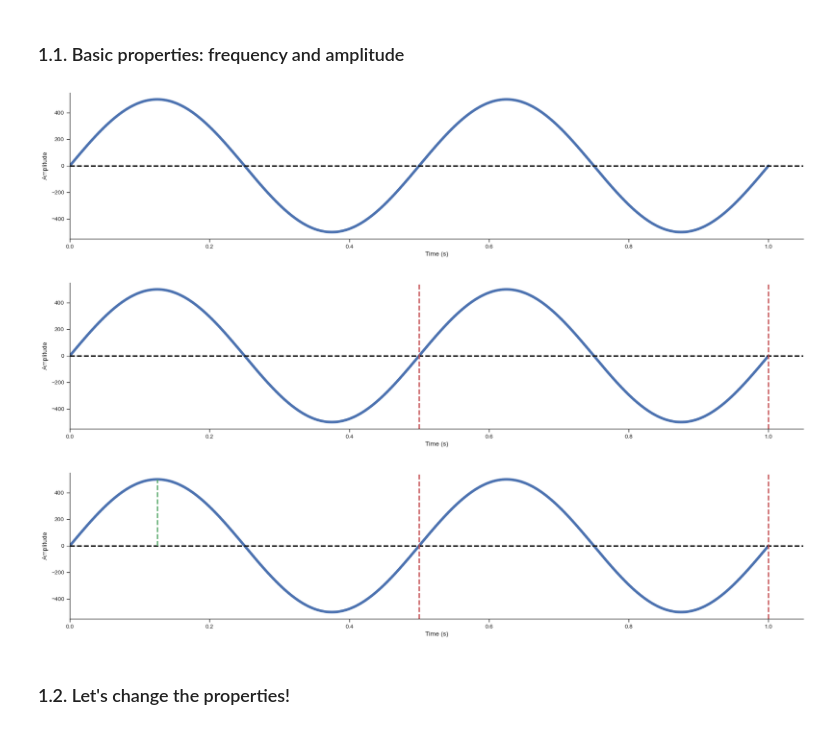
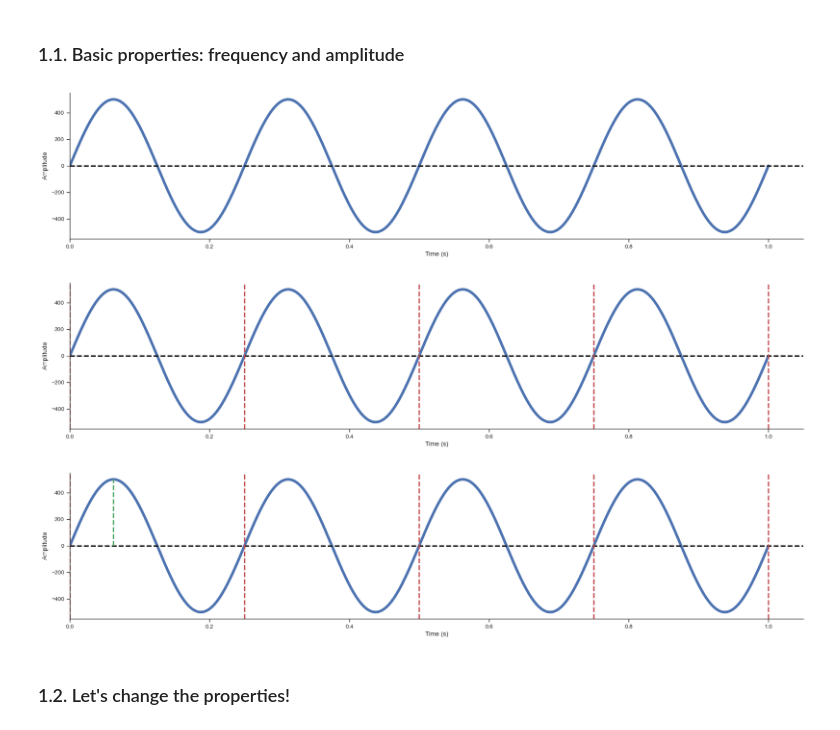
Before and after one commit to TYacinee/materiel_TALL, a Jupyter notebook: S2/s2-phonetics-and-phonology.ipynb, the cells around one changed output. Saved outputs shown, nothing was run; the diff lists cells and outputs as text; code cells hidden in the pictures.

```diff
--- a/S2/s2-phonetics-and-phonology.ipynb
+++ b/S2/s2-phonetics-and-phonology.ipynb
@@ -22,7 +18,7 @@ Successfully installed sounddevice-0.4.7
 # %% [markdown]
 ### 1.1. Basic properties: frequency and amplitude
 # %%
-FREQUENCY = 2 # measured in Hz
+FREQUENCY = 4 # measured in Hz
 AMPLITUDE = 500 # measured in mV
 DURATION = 1 # measured in seconds
 # %%
@@ -44,7 +40,7 @@ plt.xlim(-0, None)
 sns.despine()
 plt.show()
 # %% [output]
-[figure, old version]
+[figure, new version]
 # %%
 plt.figure(figsize=(20, 4))
 plt.plot(t, wave, linewidth=4)
@@ -53,16 +49,17 @@ plt.ylabel('Amplitude')
 # indicate frequency as intercection of the wave with the x-axis
 plt.axhline(y=0, color='k', linestyle='--', linewidth=2)
 
-# delimit one full wave
-plt.axvline(x=0, color='r', linestyle='--')
-plt.axvline(x=1/FREQUENCY, color='r', linestyle='--', linewidth=2)
-plt.axvline(x=2/FREQUENCY, color='r', linestyle='--', linewidth=2)
+# Frequency is the number of full waves in one second, so
+# we can delimit the full waves by dividing the duration by the frequency.
+# In our case, the duration is 1 second and the frequency is 4 Hz, so we have 4 full waves in 1 second.
+for _ in range(FREQUENCY + 1):
+    plt.axvline(x=_/FREQUENCY, color='r', linestyle='--', linewidth=2)
 
 plt.xlim(-0, None)
 sns.despine()
 plt.show()
 # %% [output]
-[figure, old version]
+[figure, new version]
 # %%
 # find the values of x where the wave is at 1000
 crest_y = np.where(wave == AMPLITUDE)[0]
@@ -70,25 +67,28 @@ crest_x = t[crest_y][0]
 # %%
 plt.figure(figsize=(20, 4))
 plt.plot(t, wave, linewidth=4)
 plt.xlabel('Time (s)')
 plt.ylabel('Amplitude')
 # indicate frequency as intercection of the wave with the x-axis
 plt.axhline(y=0, color='k', linestyle='--', linewidth=2)
 
 # delimit full waves
 plt.axvline(x=0, color='r', linestyle='--')
-plt.axvline(x=1/FREQUENCY, color='r', linestyle='--', linewidth=2)
-plt.axvline(x=2/FREQUENCY, color='r', linestyle='--', linewidth=2)
+# Frequency is the number of full waves in one second, so
+# we can delimit the full waves by dividing the duration by the frequency.
+# In our case, the duration is 1 second and the frequency is 4 Hz, so we have 4 full waves in 1 second.
+for _ in range(FREQUENCY + 1):
+    plt.axvline(x=_/FREQUENCY, color='r', linestyle='--', linewidth=2)
 
 # plot the crest as a vertical line from y = 0 to the crest [crest_x, 0], [crest_x, AMPLITUDE]
 plt.plot([crest_x, crest_x], [0, AMPLITUDE],
          color='g', linestyle='--', linewidth=2)
 
 plt.xlim(-0, None)
 sns.despine()
 plt.show()
 # %% [output]
-[figure, old version]
+[figure, new version]
 # %% [markdown]
 ### 1.2. Let's change the properties!
 # %% [markdown]
```
Also changed, not shown: parts of 56 cells of this notebook, 1 other file.
